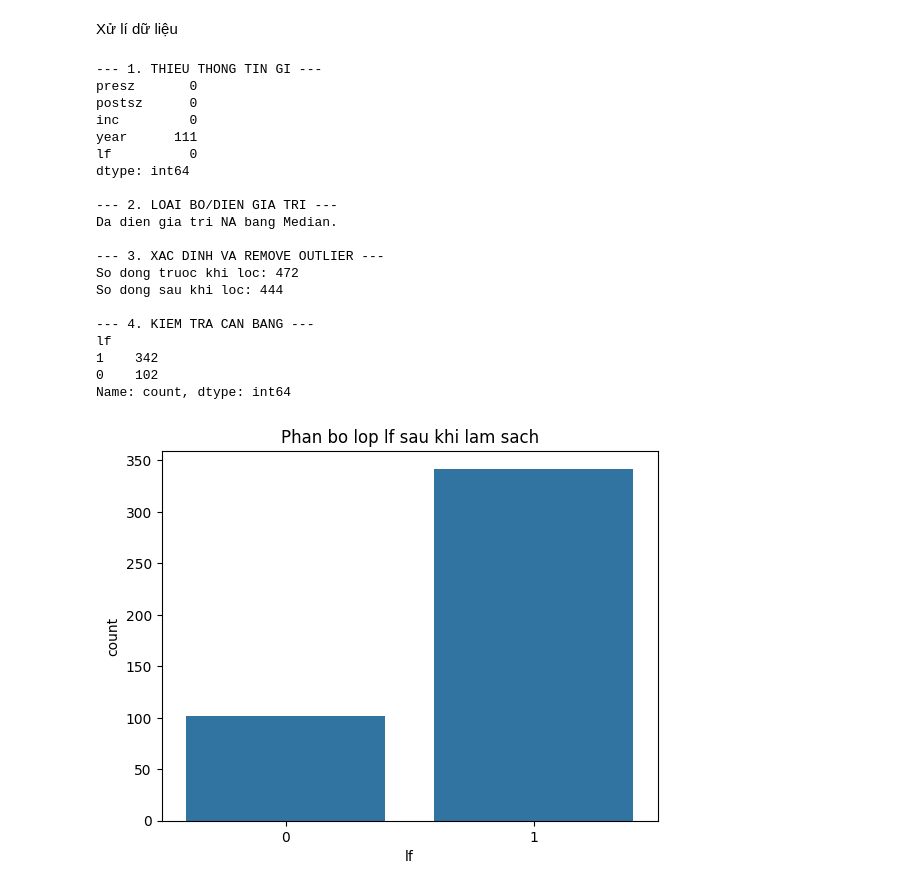
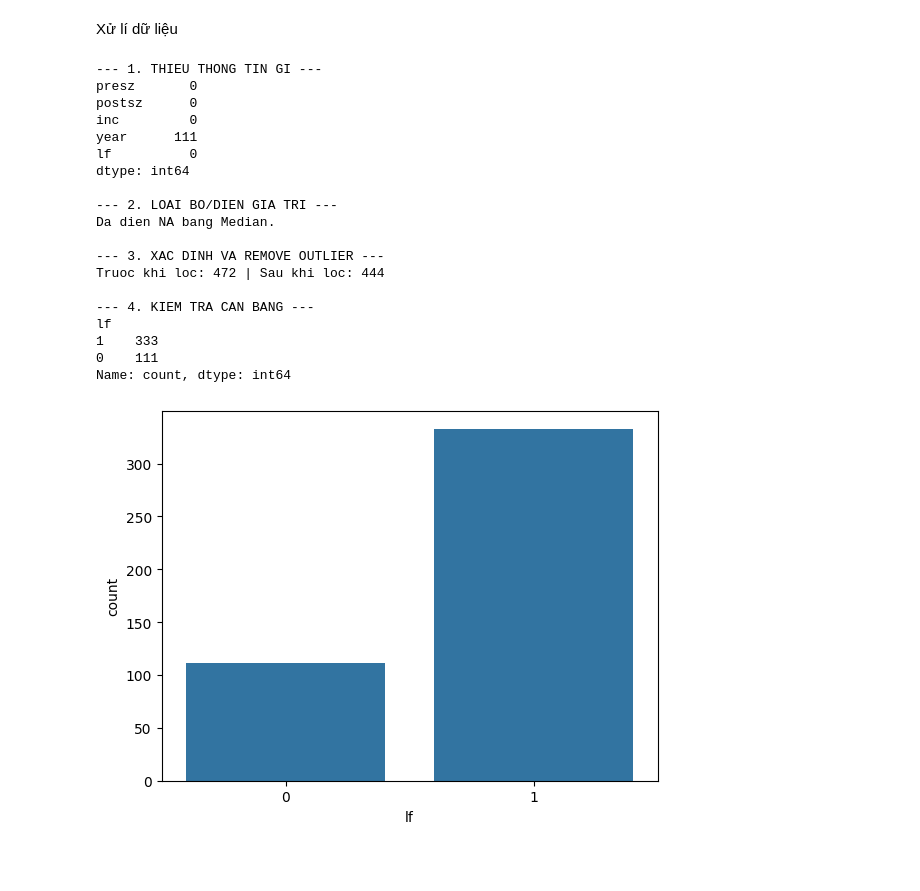
Before and after one commit to dytampn/TH_DeepLearning, a Jupyter notebook: TH_DeepLearning_Tuan1.ipynb, the cells around one changed output. Cells and saved outputs as stored; diff of their text form; code cells hidden in the pictures; blank space fills up the shorter version.

```diff
--- a/TH_DeepLearning_Tuan1.ipynb
+++ b/TH_DeepLearning_Tuan1.ipynb
@@ -243,45 +243,40 @@ from sklearn.preprocessing import StandardScaler
 import matplotlib.pyplot as plt
 import seaborn as sns
 
-# Doc du lieu tu text
-from io import StringIO
 df = pd.read_csv('crabs.txt', sep=r'\s+')
 
 print("--- 1. THIEU THONG TIN GI ---")
 print(df.isnull().sum())
 
-# Dien gia tri thieu (Median) - chi dung cho cac cot so
 df['year'] = pd.to_numeric(df['year'], errors='coerce')
-df = df.fillna(df.median())
+df = df.fillna(df.median(numeric_only=True))
 print("\n--- 2. LOAI BO/DIEN GIA TRI ---")
-print("Da dien gia tri NA bang Median.")
+print("Da dien NA bang Median.")
 
-# 3. LOC OUTLIER NHUNG GIU LAI CAN BANG
-# Loc outlier tren tung lop de tranh xoa mat lop it (lop 1)
-def remove_outliers(df_in):
-    q1 = df_in.quantile(0.25)
-    q3 = df_in.quantile(0.75)
-    iqr = q3 - q1
-    return df_in[~((df_in < (q1 - 1.5 * iqr)) | (df_in > (q3 + 1.5 * iqr))).any(axis=1)]
+def remove_outliers(group):
+    numeric_cols = group.select_dtypes(include=[np.number])
+    Q1 = numeric_cols.quantile(0.25)
+    Q3 = numeric_cols.quantile(0.75)
+    IQR = Q3 - Q1
+    mask = ~((numeric_cols < (Q1 - 1.5 * IQR)) | (numeric_cols > (Q3 + 1.5 * IQR))).any(axis=1)
+    return group[mask]
 
-df_clean = df.groupby('lf', group_keys=False).apply(remove_outliers)
+df_clean = df.groupby('lf', group_keys=False).apply(remove_outliers, include_groups=False).reset_index()
+
+if 'lf' not in df_clean.columns:
+    df_clean['lf'] = df.loc[df_clean.index, 'lf'].values
 
 print("\n--- 3. XAC DINH VA REMOVE OUTLIER ---")
-print(f"So dong truoc khi loc: {len(df)}")
-print(f"So dong sau khi loc: {len(df_clean)}")
+print(f"Truoc khi loc: {len(df)} | Sau khi loc: {len(df_clean)}")
 
 print("\n--- 4. KIEM TRA CAN BANG ---")
-count_lb = df_clean['lf'].value_counts()
-print(count_lb)
+print(df_clean['lf'].value_counts())
 sns.countplot(x='lf', data=df_clean)
-plt.title("Phan bo lop lf sau khi lam sach")
 plt.show()
 
-# Chuan bi du lieu huan luyen
-X = df_clean.drop(columns=['lf']).values
+X = df_clean.drop(columns=['lf']).select_dtypes(include=[np.number]).values
 y = df_clean['lf'].values
 
-# Stratify=y giup chia deu lop 0 va 1 vao tap Train/Test
 X_train, X_test, y_train, y_test = train_test_split(
     X, y, test_size=0.2, random_state=42, stratify=y
 )
@@ -290,43 +285,41 @@ scaler = StandardScaler()
 X_train = scaler.fit_transform(X_train)
 X_test = scaler.transform(X_test)
 
-# Mo hinh Deep Learning
 model = tf.keras.Sequential([
     tf.keras.Input(shape=(X_train.shape[1],)),
     tf.keras.layers.Dense(32, activation='relu'),
     tf.keras.layers.Dense(16, activation='relu'),
     tf.keras.layers.Dense(1, activation='sigmoid')
 ])
 
 model.compile(optimizer='adam', loss='binary_crossentropy', metrics=['accuracy'])
 
 print("\n--- TIEN HANH HUAN LUYEN ---")
-history = model.fit(X_train, y_train, epochs=100, batch_size=10, validation_split=0.2, verbose=1)
+model.fit(X_train, y_train, epochs=100, batch_size=8, validation_split=0.1, verbose=1)
 
-print("\n--- KET QUA ---")
+print("\n--- KET QUA TEST ---")
 loss, accuracy = model.evaluate(X_test, y_test)
 print(f"Accuracy: {accuracy*100:.2f}%")
 # %% [output]
 --- 1. THIEU THONG TIN GI ---
 presz       0
 postsz      0
 inc         0
 year      111
 lf          0
 dtype: int64
 
 --- 2. LOAI BO/DIEN GIA TRI ---
-Da dien gia tri NA bang Median.
+Da dien NA bang Median.
 
 --- 3. XAC DINH VA REMOVE OUTLIER ---
-So dong truoc khi loc: 472
-So dong sau khi loc: 444
+Truoc khi loc: 472 | Sau khi loc: 444
 
 --- 4. KIEM TRA CAN BANG ---
 lf
-1    342
-0    102
+1    333
+0    111
 Name: count, dtype: int64
-[figure, old version]
+[figure, new version]
 --- TIEN HANH HUAN LUYEN ---
 Epoch 1/100
```
Also changed, not shown: parts of 1 cell of this notebook.
